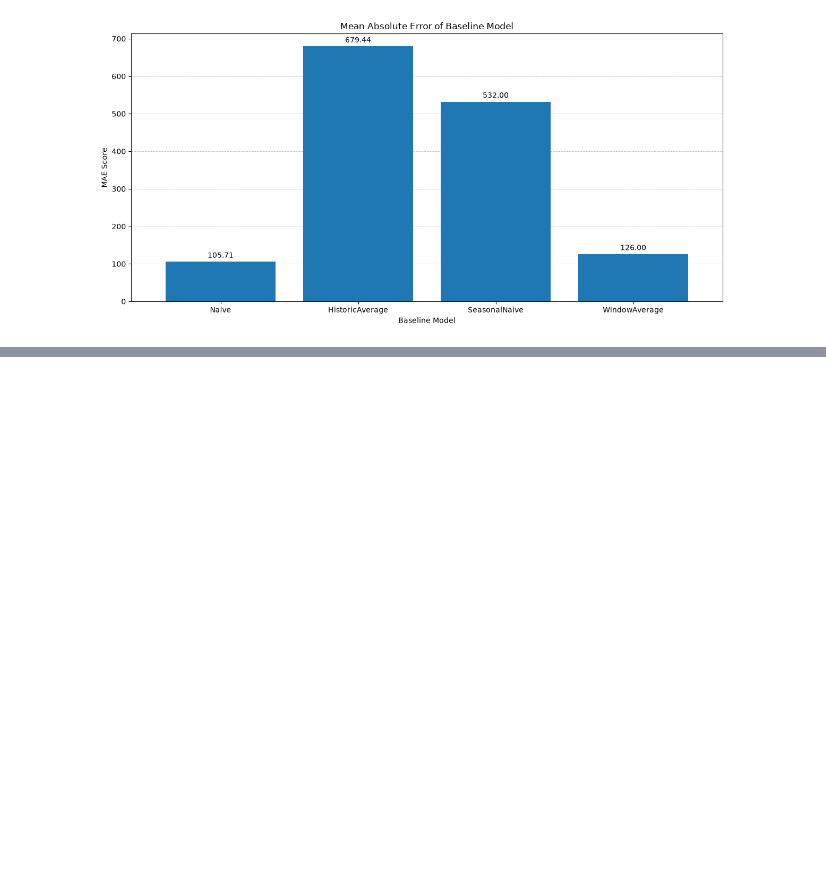
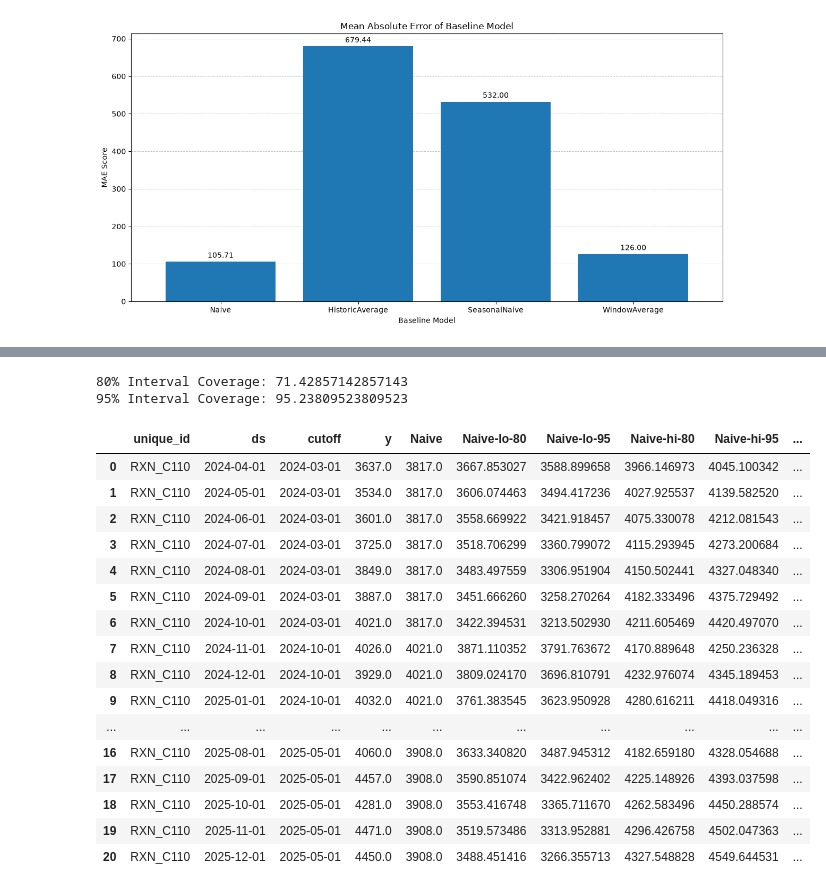
Before and after one commit to patinnojoe/MTL-DS-008-patinnojoe, a Jupyter notebook: notebooks/data_modelling.ipynb, the cells around one changed output, grey strips where cells are left out. Cells and saved outputs as stored; diff of their text form; code cells hidden in the pictures; blank space fills up the shorter version.

```diff
--- a/notebooks/data_modelling.ipynb
+++ b/notebooks/data_modelling.ipynb
@@ -265,0 +391,18 @@ plt.show()
+# %%
+from statsforecast import StatsForecast
+from statsforecast.models import Naive
+
+sf = StatsForecast(
+    models=[Naive()],
+    freq="MS"
+)
+
+cv_intervals = sf.cross_validation(
+    df=training_data,
+    h=7,
+    step_size=7,
+    n_windows=3,
+    level=[80, 95]
+)
+
+cv_intervals.head()
@@ -265,0 +416,39 @@ plt.show()
+# %%
+cv_intervals["covered_80"] = (
+    (cv_intervals["y"] >= cv_intervals["Naive-lo-80"]) &
+    (cv_intervals["y"] <= cv_intervals["Naive-hi-80"])
+)
+
+cv_intervals["covered_95"] = (
+    (cv_intervals["y"] >= cv_intervals["Naive-lo-95"]) &
+    (cv_intervals["y"] <= cv_intervals["Naive-hi-95"])
+)
+# %%
+coverage_80 = cv_intervals["covered_80"].mean() * 100
+coverage_95 = cv_intervals["covered_95"].mean() * 100
+
+print("80% Interval Coverage:", coverage_80)
+print("95% Interval Coverage:", coverage_95)
+# %% [output]
+80% Interval Coverage: 71.42857142857143
+95% Interval Coverage: 95.23809523809523
+# %%
+cv_intervals
+# %% [output]
+|  | unique_id | ds | cutoff | y | Naive | Naive-lo-80 | Naive-lo-95 | Naive-hi-80 | Naive-hi-95 | ... |
+| 0 | RXN_C110 | 2024-04-01 | 2024-03-01 | 3637.0 | 3817.0 | 3667.853027 | 3588.899658 | 3966.146973 | 4045.100342 | ... |
+| 1 | RXN_C110 | 2024-05-01 | 2024-03-01 | 3534.0 | 3817.0 | 3606.074463 | 3494.417236 | 4027.925537 | 4139.582520 | ... |
+| 2 | RXN_C110 | 2024-06-01 | 2024-03-01 | 3601.0 | 3817.0 | 3558.669922 | 3421.918457 | 4075.330078 | 4212.081543 | ... |
+| 3 | RXN_C110 | 2024-07-01 | 2024-03-01 | 3725.0 | 3817.0 | 3518.706299 | 3360.799072 | 4115.293945 | 4273.200684 | ... |
+| 4 | RXN_C110 | 2024-08-01 | 2024-03-01 | 3849.0 | 3817.0 | 3483.497559 | 3306.951904 | 4150.502441 | 4327.048340 | ... |
+| 5 | RXN_C110 | 2024-09-01 | 2024-03-01 | 3887.0 | 3817.0 | 3451.666260 | 3258.270264 | 4182.333496 | 4375.729492 | ... |
+| 6 | RXN_C110 | 2024-10-01 | 2024-03-01 | 4021.0 | 3817.0 | 3422.394531 | 3213.502930 | 4211.605469 | 4420.497070 | ... |
+| 7 | RXN_C110 | 2024-11-01 | 2024-10-01 | 4026.0 | 4021.0 | 3871.110352 | 3791.763672 | 4170.889648 | 4250.236328 | ... |
+| 8 | RXN_C110 | 2024-12-01 | 2024-10-01 | 3929.0 | 4021.0 | 3809.024170 | 3696.810791 | 4232.976074 | 4345.189453 | ... |
+| 9 | RXN_C110 | 2025-01-01 | 2024-10-01 | 4032.0 | 4021.0 | 3761.383545 | 3623.950928 | 4280.616211 | 4418.049316 | ... |
+| ... | ... | ... | ... | ... | ... | ... | ... | ... | ... | ... |
+| 16 | RXN_C110 | 2025-08-01 | 2025-05-01 | 4060.0 | 3908.0 | 3633.340820 | 3487.945312 | 4182.659180 | 4328.054688 | ... |
+| 17 | RXN_C110 | 2025-09-01 | 2025-05-01 | 4457.0 | 3908.0 | 3590.851074 | 3422.962402 | 4225.148926 | 4393.037598 | ... |
+| 18 | RXN_C110 | 2025-10-01 | 2025-05-01 | 4281.0 | 3908.0 | 3553.416748 | 3365.711670 | 4262.583496 | 4450.288574 | ... |
+| 19 | RXN_C110 | 2025-11-01 | 2025-05-01 | 4471.0 | 3908.0 | 3519.573486 | 3313.952881 | 4296.426758 | 4502.047363 | ... |
+| 20 | RXN_C110 | 2025-12-01 | 2025-05-01 | 4450.0 | 3908.0 | 3488.451416 | 3266.355713 | 4327.548828 | 4549.644531 | ... |
```
Also changed, not shown: parts of 10 cells of this notebook, 3 other files.
